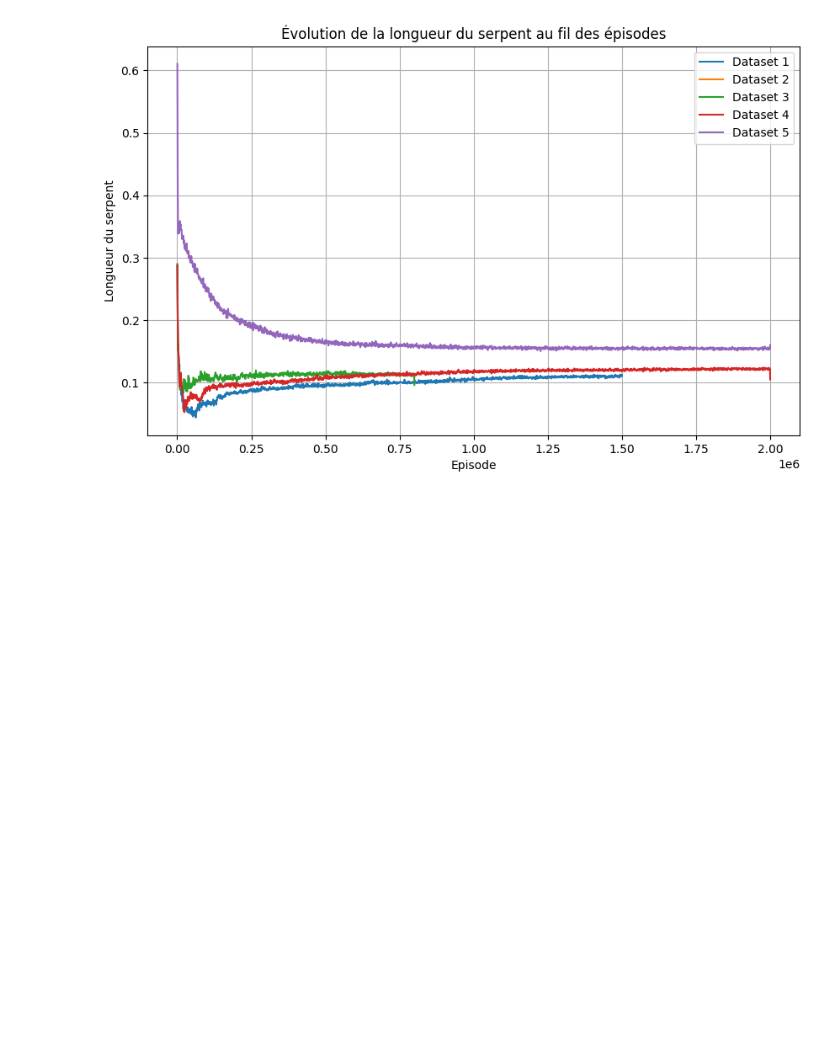
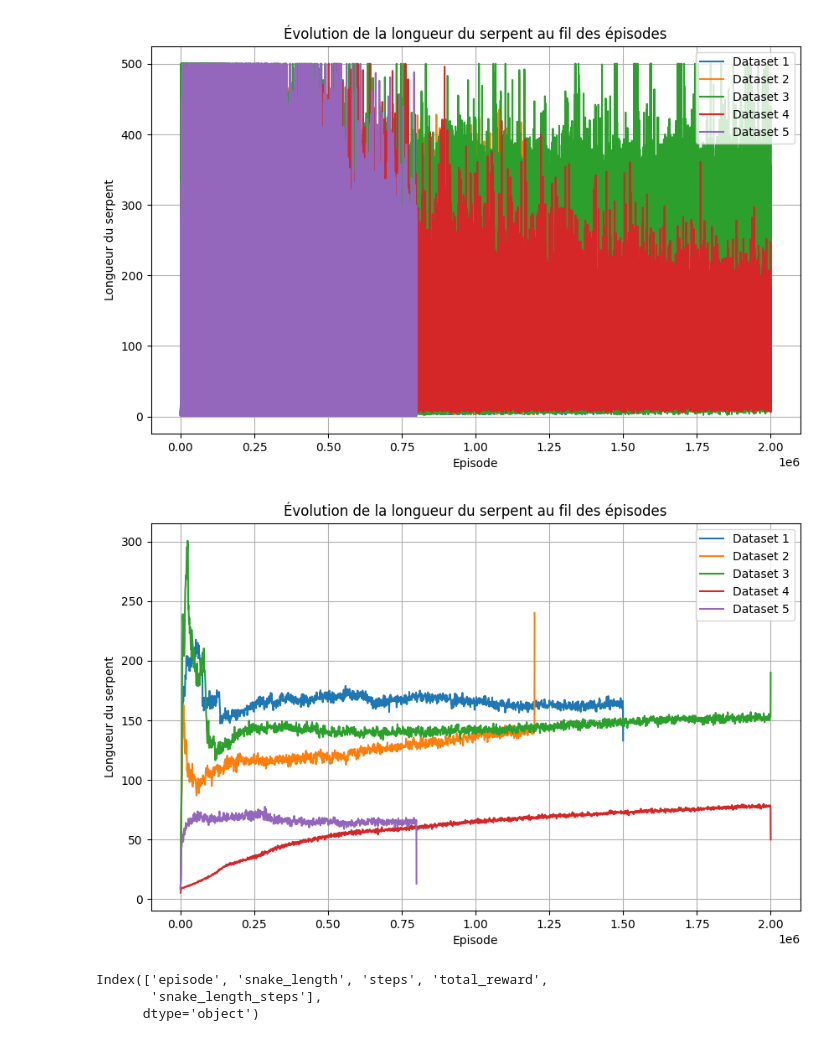
Before and after one commit to wlemalin/RL_snake_jl, a Jupyter notebook: visualisation/Plots.ipynb, the cells around one changed output. Saved outputs shown, nothing was run; the diff lists cells and outputs as text; code cells hidden in the pictures; blank space fills up the shorter version.

```diff
--- a/visualisation/Plots.ipynb
+++ b/visualisation/Plots.ipynb
@@ -173,7 +176,13 @@ plot_all_snakes(data_list=datas2)
+# %%
+plot_all_snakes(data_list=datas, variable='steps')
+plot_all_snakes(data_list=datas2, variable='steps')
+# %% [output]
+[figure, added]
+[figure, added]
 # %%
 datas[0].columns
 datas2[0].columns
-
-plot_all_snakes(data_list=datas2, variable='snake_length_steps')
 # %% [output]
-[figure, removed]
+Index(['episode', 'snake_length', 'steps', 'total_reward',
+       'snake_length_steps'],
+      dtype='object')
```
Also changed, not shown: parts of 3 cells of this notebook, 1 other file.
